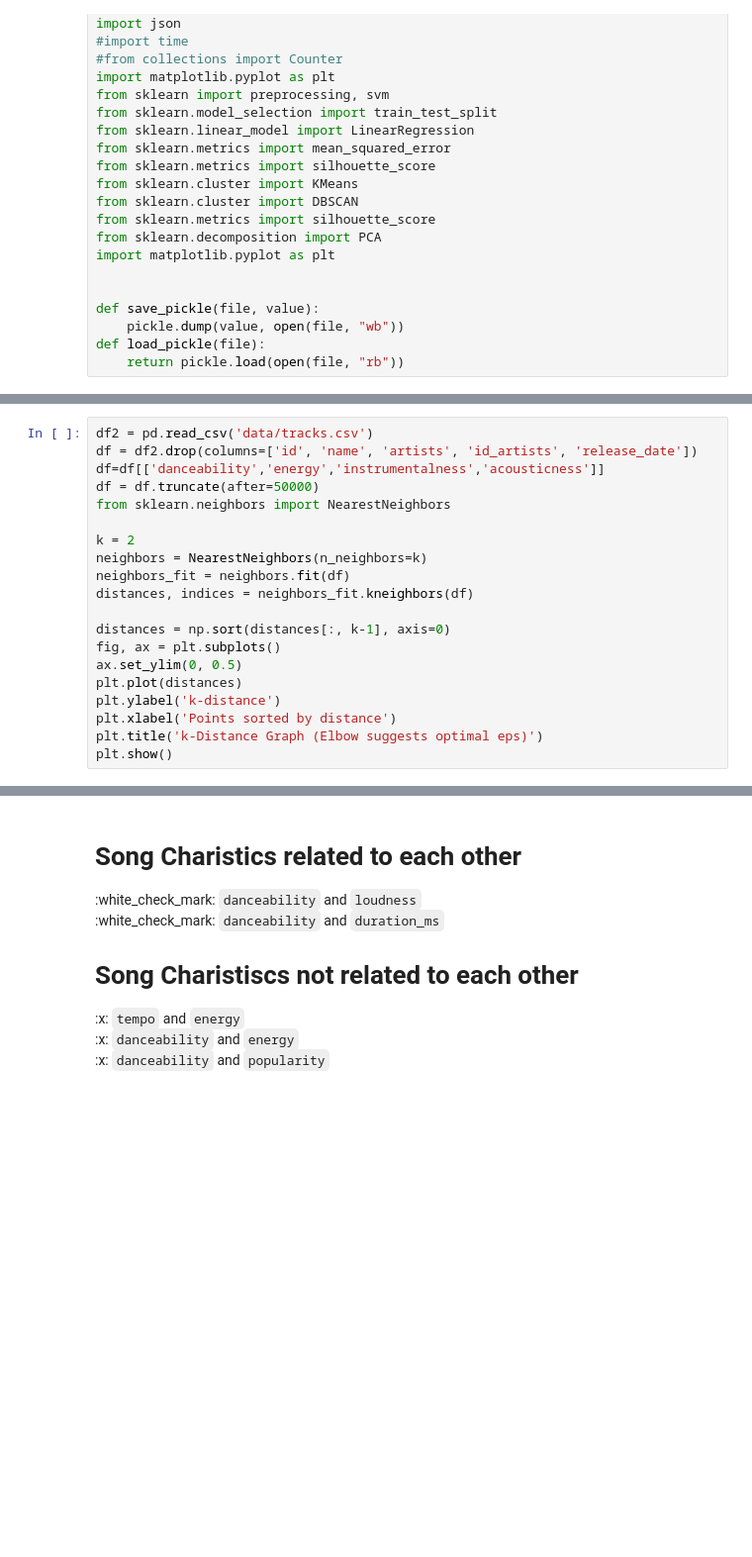
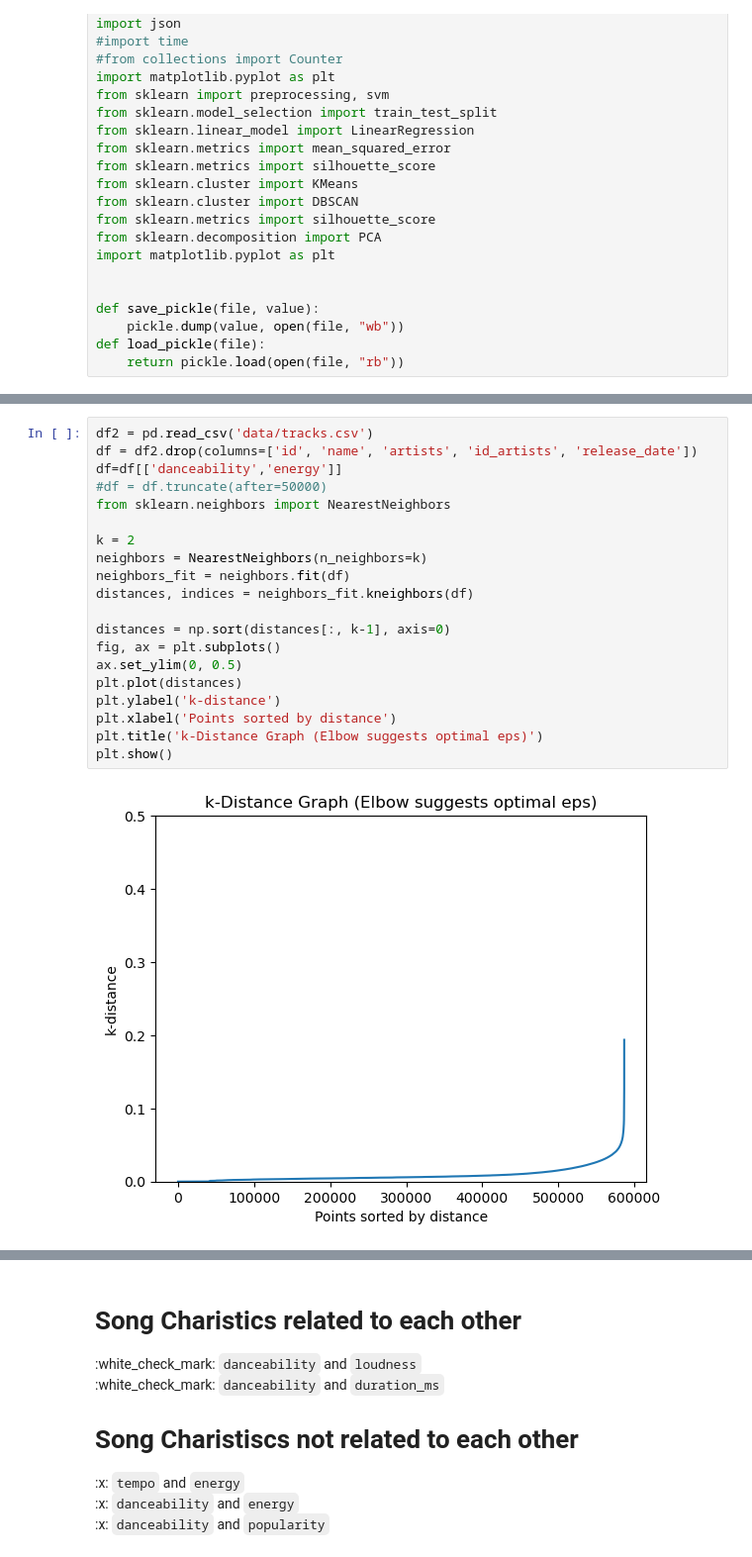
Before and after one commit to Duedot43/AIClass, a Jupyter notebook: Simester Two/Unit 2/music/music.ipynb, the cells around one changed output, grey strips where cells are left out. Shown at 99% size. Saved outputs shown, nothing was run; the diff lists cells and outputs as text; blank space fills up the shorter version.

```diff
--- a/Simester Two/Unit 2/music/music.ipynb
+++ b/Simester Two/Unit 2/music/music.ipynb
@@ -98,21 +119,23 @@ NameError: name 'musicInfo' is not defined
 # %%
 df2 = pd.read_csv('data/tracks.csv')
 df = df2.drop(columns=['id', 'name', 'artists', 'id_artists', 'release_date'])
-df=df[['danceability','energy','instrumentalness','acousticness']]
-df = df.truncate(after=50000)
+df=df[['danceability','energy']]
+#df = df.truncate(after=50000)
 from sklearn.neighbors import NearestNeighbors
 
 k = 2
 neighbors = NearestNeighbors(n_neighbors=k)
 neighbors_fit = neighbors.fit(df)
 distances, indices = neighbors_fit.kneighbors(df)
 
 distances = np.sort(distances[:, k-1], axis=0)
 fig, ax = plt.subplots()
 ax.set_ylim(0, 0.5)
 plt.plot(distances)
 plt.ylabel('k-distance')
 plt.xlabel('Points sorted by distance')
 plt.title('k-Distance Graph (Elbow suggests optimal eps)')
 plt.show()
+# %% [output]
+[figure, added]
 # %%
```
Also changed, not shown: parts of 4 cells of this notebook, 2 other files.
